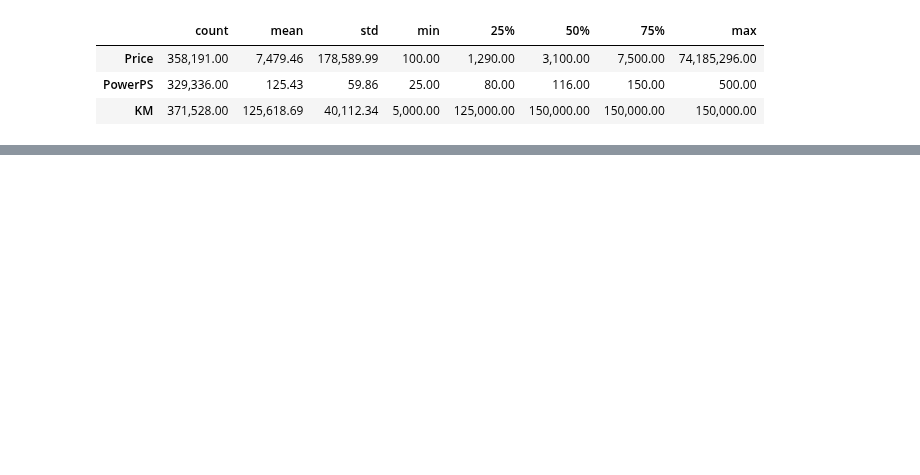
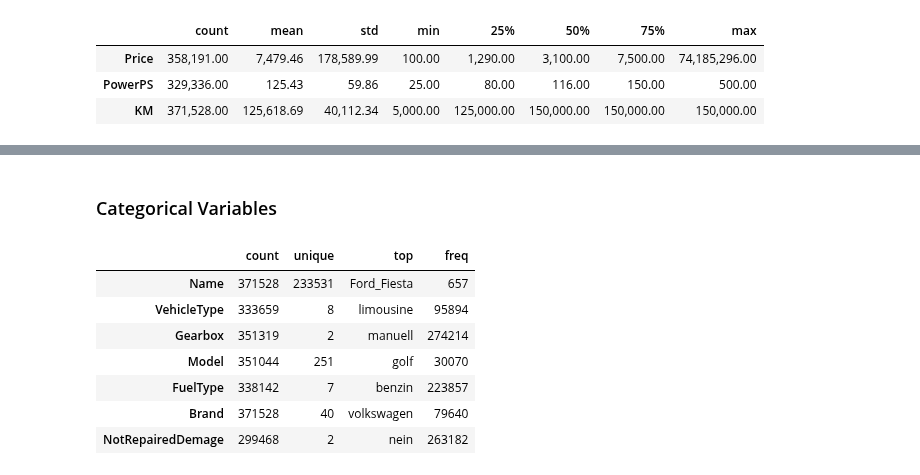
Before and after one commit to qu4ku/datasets-analysis, a Jupyter notebook: 005-used-cars-database.ipynb, the cells around one changed output, grey strips where cells are left out. Cells and saved outputs as stored; diff of their text form; code cells hidden in the pictures; blank space fills up the shorter version.

```diff
--- a/005-used-cars-database.ipynb
+++ b/005-used-cars-database.ipynb
@@ -224,0 +233,13 @@ df[['Price', 'PowerPS', 'KM']].describe().T
+# %% [markdown]
+### Categorical Variables
+# %%
+df.describe(include=['object']).T
+# %% [output]
+|  | count | unique | top | freq |
+| Name | 371528 | 233531 | Ford_Fiesta | 657 |
+| VehicleType | 333659 | 8 | limousine | 95894 |
+| Gearbox | 351319 | 2 | manuell | 274214 |
+| Model | 351044 | 251 | golf | 30070 |
+| FuelType | 338142 | 7 | benzin | 223857 |
+| Brand | 371528 | 40 | volkswagen | 79640 |
+| NotRepairedDemage | 299468 | 2 | nein | 263182 |
```
Also changed, not shown: parts of 12 cells of this notebook.
